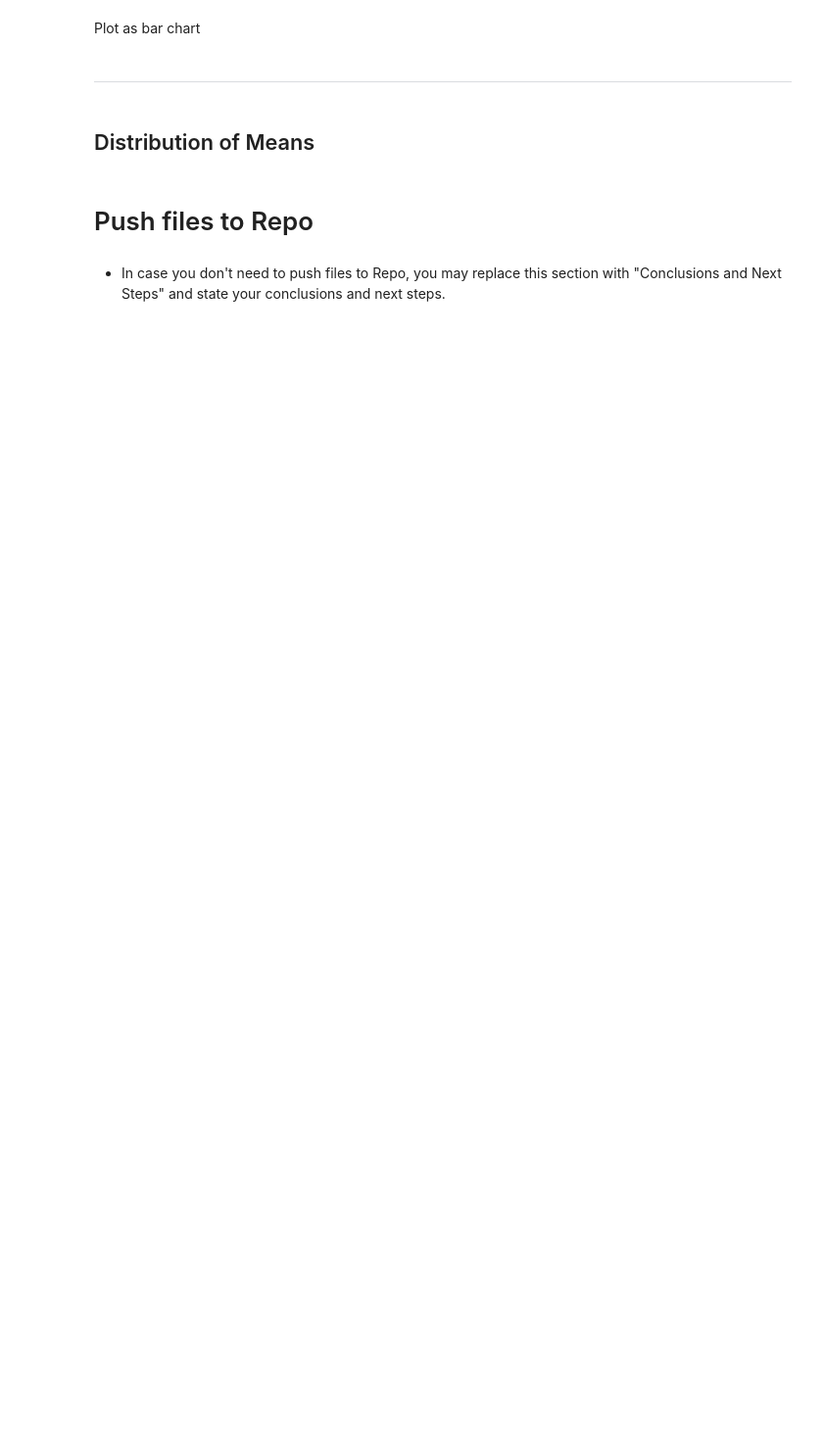
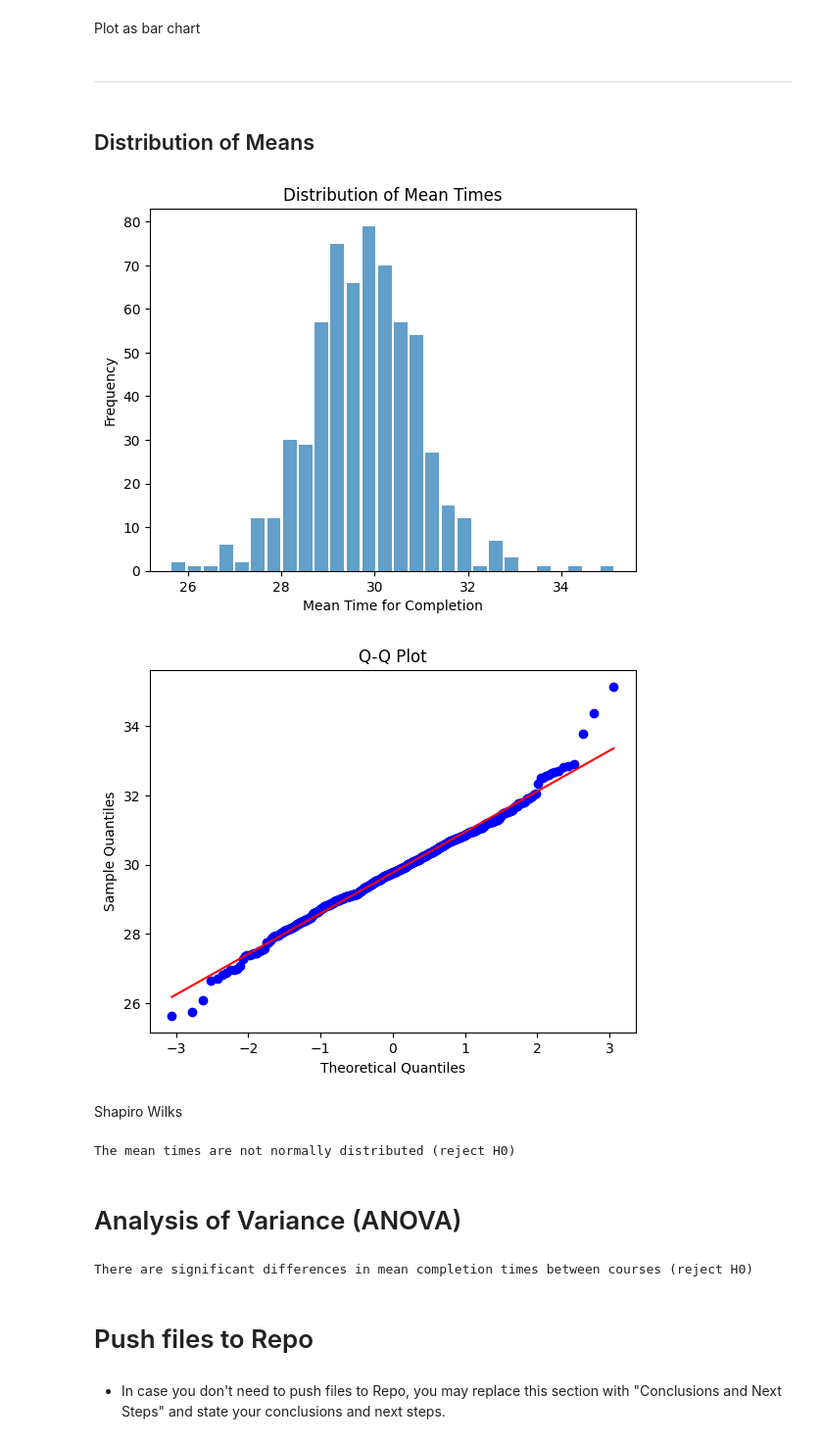
Before and after one commit to denham-ed/parkrun-explore, a Jupyter notebook: jupyter_notebooks/02 - Initial Explore.ipynb, the cells around one changed output. Shown at 98% size. Drawn from its saved outputs; the diff is of its cells as text; code cells hidden in the pictures; blank space fills up the shorter version.

Commit message:
add ANOVA to initial data

```diff
--- a/jupyter_notebooks/02 - Initial Explore.ipynb
+++ b/jupyter_notebooks/02 - Initial Explore.ipynb
@@ -84,21 +126,63 @@ ___
 # %%
 import scipy.stats as stats
 
 # Assuming you have the mean_times Series
 
 # Plotting histogram
 plt.hist(mean_times, bins='auto', alpha=0.7, rwidth=0.85)
 plt.xlabel('Mean Time for Completion')
 plt.ylabel('Frequency')
 plt.title('Distribution of Mean Times')
 plt.show()
 
 # Generating Q-Q plot
-# stats.probplot(mean_times, dist="norm", plot=plt)
-# plt.xlabel('Theoretical Quantiles')
-# plt.ylabel('Sample Quantiles')
-# plt.title('Q-Q Plot')
-# plt.show()
+stats.probplot(mean_times, dist="norm", plot=plt)
+plt.xlabel('Theoretical Quantiles')
+plt.ylabel('Sample Quantiles')
+plt.title('Q-Q Plot')
+plt.show()
+# %% [output]
+[figure, added]
+[figure, added]
+# %% [markdown]
+Shapiro Wilks
+# %%
+from scipy.stats import shapiro
+
+# Assuming you have the mean_times Series
+
+# Performing Shapiro-Wilk test
+stat, p_value = shapiro(mean_times)
+
+# Checking the p-value
+alpha = 0.05
+if p_value > alpha:
+    print("The mean times are normally distributed (fail to reject H0)")
+else:
+    print("The mean times are not normally distributed (reject H0)")
+
+## This is interesting? Because it looks pretty normally distirbuted... ED! Check the tail/kurtosis, outliers etc.
+# %% [output]
+The mean times are not normally distributed (reject H0)
+# %% [markdown]
+# Analysis of Variance (ANOVA)
+# %%
+from scipy.stats import f_oneway
+
+# Assuming you have a DataFrame called 'df' with columns 'Runner', 'Time', and 'Course'
+
+# Performing one-way ANOVA
+grouped_data = [df['time'][df['parkrun'] == course] for course in df['parkrun'].unique()]
+f_value, p_value = f_oneway(*grouped_data)
+
+# Checking the p-value
+alpha = 0.05
+if p_value < alpha:
+    print("There are significant differences in mean completion times between courses (reject H0)")
+else:
+    print("There is no significant difference in mean completion times between courses (fail to reject H0)")
+# %% [output]
+There are significant differences in mean completion times between courses (reject H0)
 # %% [markdown]
 # Push files to Repo
 # %% [markdown]
```
Also changed, not shown: parts of 7 cells of this notebook, 1 other file.
